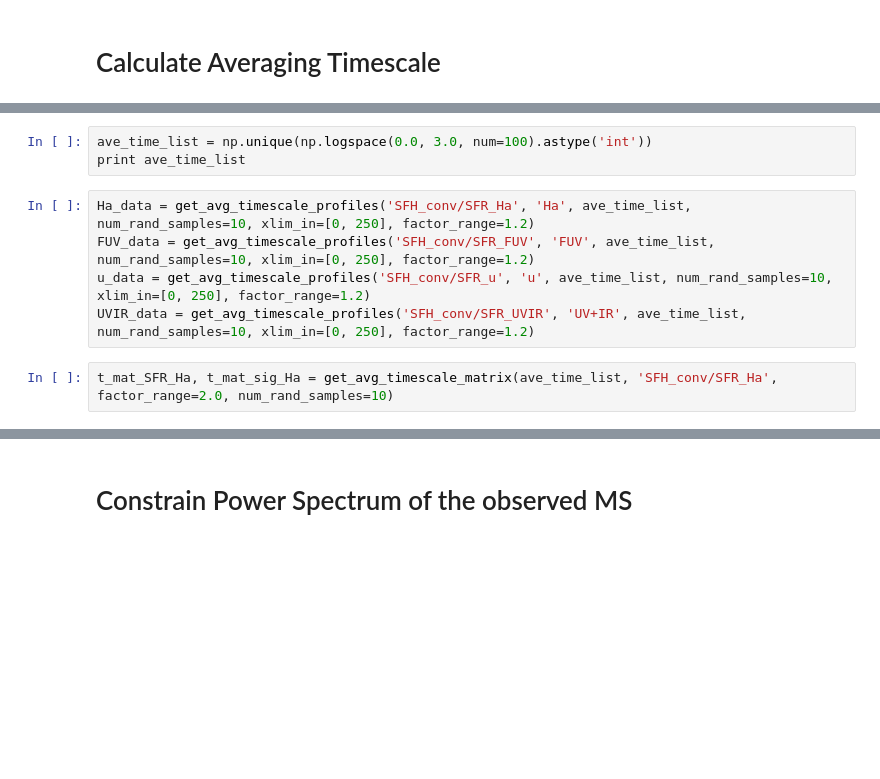
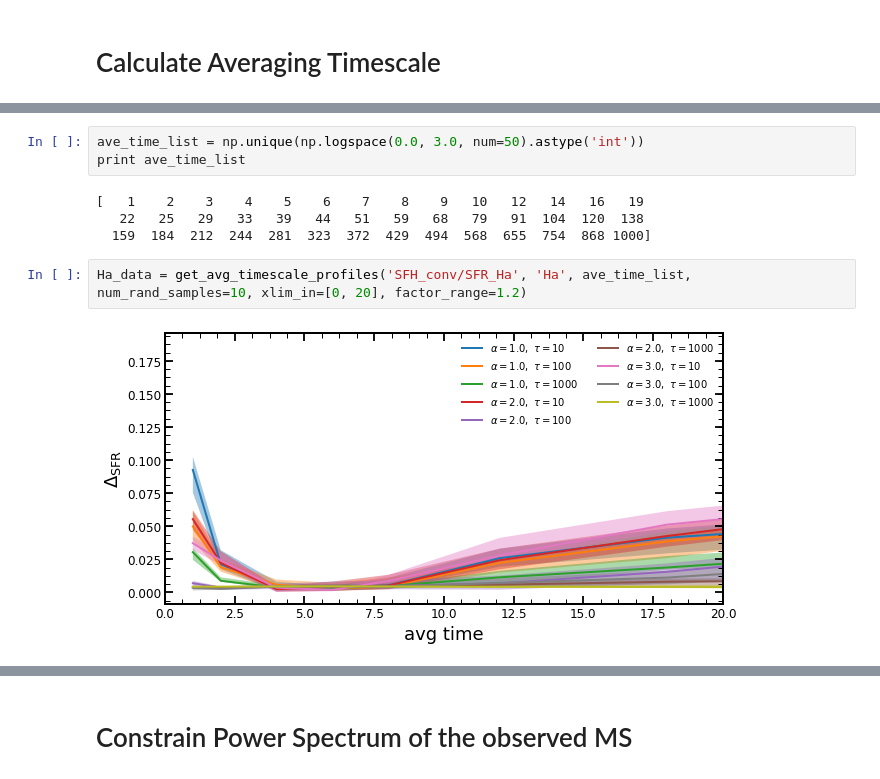
Before and after one commit to stacchella/variability_SFHs, a Jupyter notebook: notebooks/PSD_Analysis.ipynb, the cells around one changed output, grey strips where cells are left out. Drawn from its saved outputs; the diff is of its cells as text; blank space fills up the shorter version.

```diff
--- a/notebooks/PSD_Analysis.ipynb
+++ b/notebooks/PSD_Analysis.ipynb
@@ -1275,10 +1305,11 @@ def get_avg_timescale_matrix(ave_time_list, indicator, factor_range, num_rand_sa
 # %%
-ave_time_list = np.unique(np.logspace(0.0, 3.0, num=100).astype('int'))
+ave_time_list = np.unique(np.logspace(0.0, 3.0, num=50).astype('int'))
 print ave_time_list
+# %% [output]
+[   1    2    3    4    5    6    7    8    9   10   12   14   16   19
+   22   25   29   33   39   44   51   59   68   79   91  104  120  138
+  159  184  212  244  281  323  372  429  494  568  655  754  868 1000]
-# %%
-Ha_data = get_avg_timescale_profiles('SFH_conv/SFR_Ha', 'Ha', ave_time_list, num_rand_samples=10, xlim_in=[0, 250], factor_range=1.2)
-FUV_data = get_avg_timescale_profiles('SFH_conv/SFR_FUV', 'FUV', ave_time_list, num_rand_samples=10, xlim_in=[0, 250], factor_range=1.2)
-u_data = get_avg_timescale_profiles('SFH_conv/SFR_u', 'u', ave_time_list, num_rand_samples=10, xlim_in=[0, 250], factor_range=1.2)
-UVIR_data = get_avg_timescale_profiles('SFH_conv/SFR_UVIR', 'UV+IR', ave_time_list, num_rand_samples=10, xlim_in=[0, 250], factor_range=1.2)
-# %%
-t_mat_SFR_Ha, t_mat_sig_Ha = get_avg_timescale_matrix(ave_time_list, 'SFH_conv/SFR_Ha', factor_range=2.0, num_rand_samples=10)
+# %%
+Ha_data = get_avg_timescale_profiles('SFH_conv/SFR_Ha', 'Ha', ave_time_list, num_rand_samples=10, xlim_in=[0, 20], factor_range=1.2)
+# %% [output]
+[figure, added]
```
Also changed, not shown: parts of 12 cells of this notebook, 1 other file.
